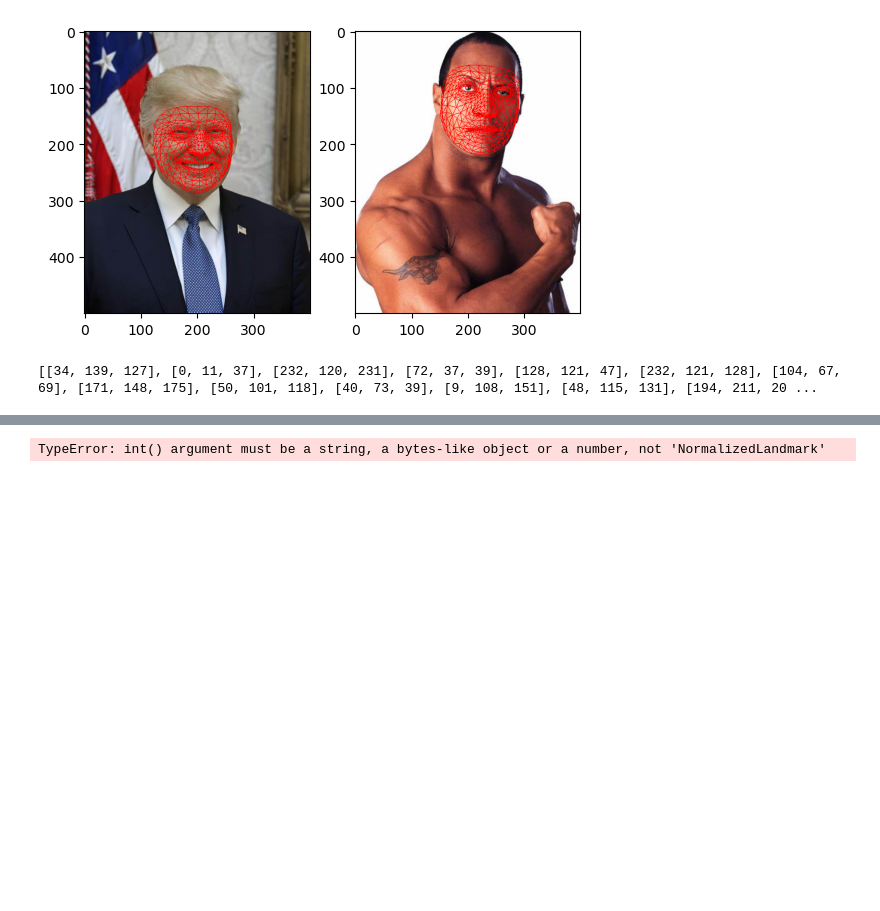
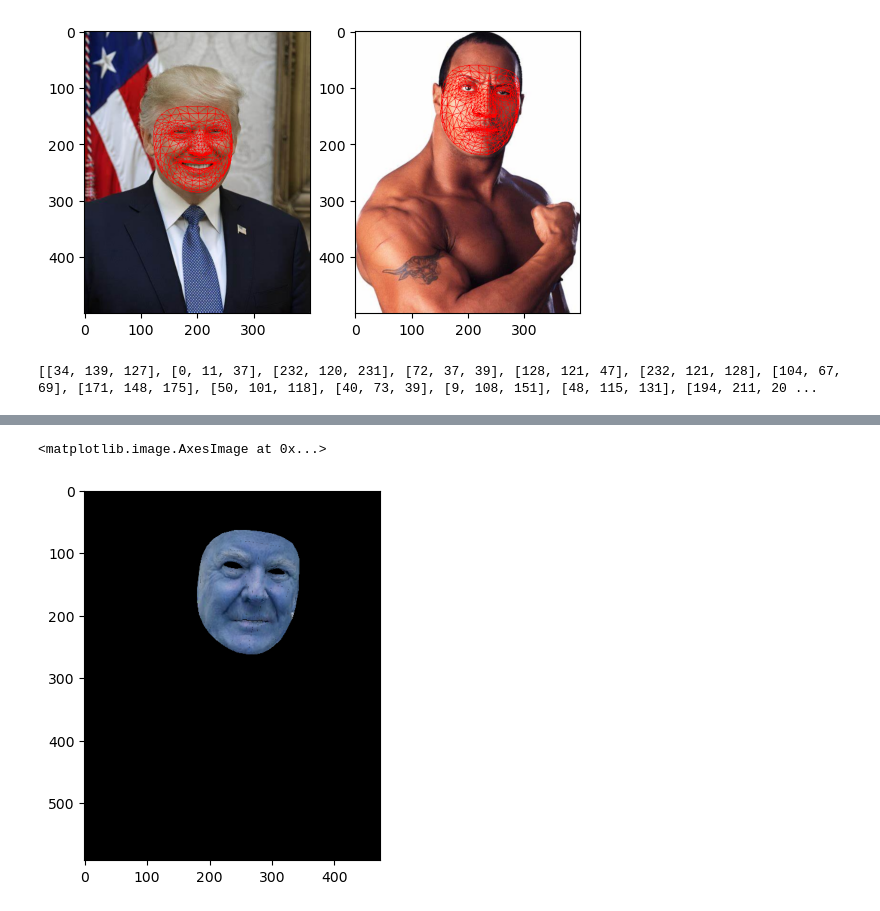
Before and after one commit to diegoguizanlopez/BigDataEIa, a Jupyter notebook: IA/Programacion_IA/2_Trimestre/MediaPipe/Face_Swap/face_swap.ipynb, the cells around one changed output, grey strips where cells are left out. Cells and saved outputs as stored; diff of their text form; code cells hidden in the pictures; blank space fills up the shorter version.

Commit message:
Face sweap

```diff
--- a/IA/Programacion_IA/2_Trimestre/MediaPipe/Face_Swap/face_swap.ipynb
+++ b/IA/Programacion_IA/2_Trimestre/MediaPipe/Face_Swap/face_swap.ipynb
@@ -136,54 +183,51 @@ lines_space_new_face = np.zeros_like(img2)
+# %%
+img_gray = cv2.cvtColor(img, cv2.COLOR_BGR2GRAY)
+img2_gray = cv2.cvtColor(img2, cv2.COLOR_BGR2GRAY)
+lines_space_mask = np.zeros_like(img_gray)
+lines_space_new_face = np.zeros_like(img2)
+img2_new_face = np.zeros_like(img2)
+convexhull2 = cv2.convexHull(np.array(landmarks_points2, np.int32))
 # %%
-mask = np.zeros_like(img_gray)
-for t in triangles:
-    t_pt1 = triangulosImg1Marks[t[0]]
-    t_pt2 = triangulosImg1Marks[t[1]]
-    t_pt3 = triangulosImg1Marks[t[2]]
-    triangle1 = np.array([t_pt1, t_pt2, t_pt3], np.int32)
-    rect1 = cv.boundingRect(triangle1)
-    (x, y, w, h) = rect1
-    cropped_triangle = img[y: y + h, x: x + w]
+for triangle_index in triangles:
+    # Triangulación de la primera cara
+    tr1_pts = [landmarks_points[idx] for idx in triangle_index]
+    triangle1 = np.array(tr1_pts, np.int32)
+
+    rect1 = cv2.boundingRect(triangle1)
+    x, y, w, h = rect1
+    cropped_triangle = img[y:y + h, x:x + w]
     cropped_tr1_mask = np.zeros((h, w), np.uint8)
-    points = np.array([[pt1[0] - x, pt1[1] - y],
-                       [pt2[0] - x, pt2[1] - y],
-                       [pt3[0] - x, pt3[1] - y]], np.int32)
 
-    cv.fillConvexPoly(cropped_tr1_mask, points, 255)
-    cv.line(lines_space_mask, pt1, pt2, 255)
-    cv.line(lines_space_mask, pt2, pt3, 255)
-    cv.line(lines_space_mask, pt1, pt3, 255)
-    lines_space = cv.bitwise_and(img, img, mask=lines_space_mask)
-    t2_pt1 = triangulosImg2Marks[t[0]]
-    t2_pt2 = triangulosImg2Marks[t[1]]
-    t2_pt3 = triangulosImg2Marks[t[2]]
-    triangle2 = np.array([t2_pt1, t2_pt2, t2_pt3], np.int32)
+    points = np.array([[pt[0] - x, pt[1] - y] for pt in tr1_pts], np.int32)
+    cv2.fillConvexPoly(cropped_tr1_mask, points, 255)
 
+    cv2.fillConvexPoly(lines_space_mask, triangle1, 255)
+    lines_space = cv2.bitwise_and(img, img, mask=lines_space_mask)
 
-    rect2 = cv.boundingRect(triangle2)
-    (x, y, w, h) = rect2
+    # Triangulación de la segunda cara
+    tr2_pts = [landmarks_points2[idx] for idx in triangle_index]
+    triangle2 = np.array(tr2_pts, np.int32)
 
+    rect2 = cv2.boundingRect(triangle2)
+    x, y, w, h = rect2
     cropped_tr2_mask = np.zeros((h, w), np.uint8)
 
-    points2 = np.array([[t2_pt1[0] - x, t2_pt1[1] - y],
-                        [t2_pt2[0] - x, t2_pt2[1] - y],
-                        [t2_pt3[0] - x, t2_pt3[1] - y]], np.int32)
-
-    cv.fillConvexPoly(cropped_tr2_mask, points2, 255)
-
+    points2 = np.array([[pt[0] - x, pt[1] - y] for pt in tr2_pts], np.int32)
+    cv2.fillConvexPoly(cropped_tr2_mask, points2, 255)
 
     points = np.float32(points)
     points2 = np.float32(points2)
-    M = cv.getAffineTransform(points, points2)
-    warped_triangle = cv.warpAffine(cropped_triangle, M, (w, h))
-    warped_triangle = cv.bitwise_and(warped_triangle, warped_triangle, mask=cropped_tr2_mask)
+    M = cv2.getAffineTransform(points, points2)
+    warped_triangle = cv2.warpAffine(cropped_triangle, M, (w, h))
+    warped_triangle = cv2.bitwise_and(warped_triangle, warped_triangle, mask=cropped_tr2_mask)
 
-    img2_new_face_rect_area = img2_new_face[y: y + h, x: x + w]
-    img2_new_face_rect_area_gray = cv.cvtColor(img2_new_face_rect_area, cv.COLOR_BGR2GRAY)
-    _, mask_triangles_designed = cv.threshold(img2_new_face_rect_area_gray, 1, 255, cv.THRESH_BINARY_INV)
-    warped_triangle = cv.bitwise_and(warped_triangle, warped_triangle, mask=mask_triangles_designed)
+    img2_new_face_rect_area = img2_new_face[y:y + h, x:x + w]
+    _, mask_triangles_designed = cv2.threshold(cv2.cvtColor(img2_new_face_rect_area, cv2.COLOR_BGR2GRAY), 1, 255, cv2.THRESH_BINARY_INV)
+    warped_triangle = cv2.bitwise_and(warped_triangle, warped_triangle, mask=mask_triangles_designed)
 
-    img2_new_face_rect_area = cv.add(img2_new_face_rect_area, warped_triangle)
-    img2_new_face[y: y + h, x: x + w] = img2_new_face_rect_area
-points
+    img2_new_face[y:y + h, x:x + w] = cv2.add(img2_new_face_rect_area, warped_triangle)
+
+plt.imshow(img2_new_face)
 # %% [output]
-TypeError: int() argument must be a string, a bytes-like object or a number, not 'NormalizedLandmark'
+<matplotlib.image.AxesImage at 0x...>
+[figure, added]
```
Also changed, not shown: parts of 16 cells of this notebook, 1 other file.
